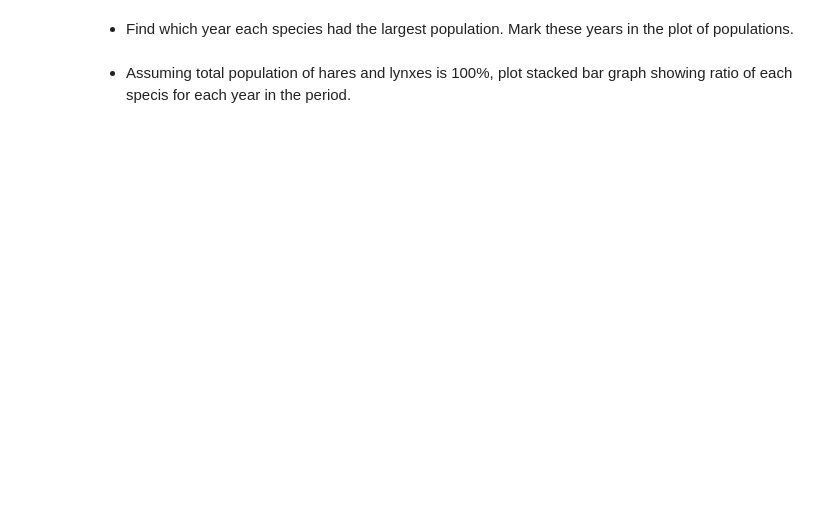
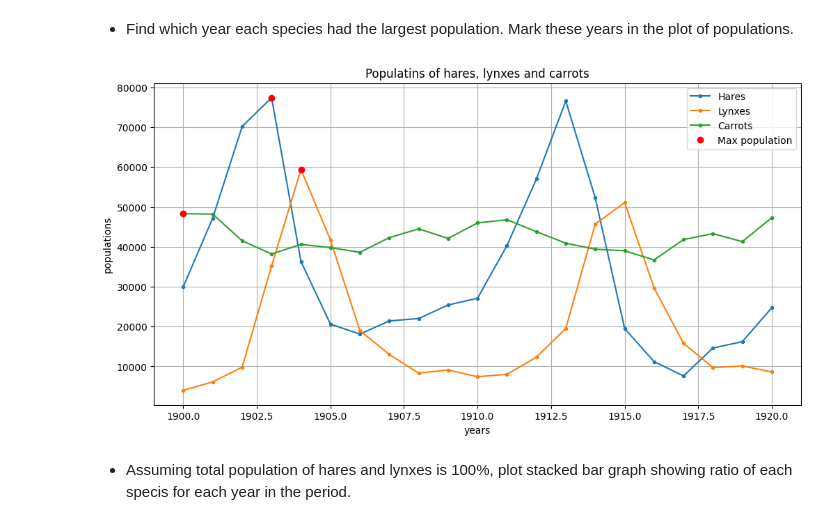
Before and after one commit to Zhuravlev-AD/statprac_homework, a Jupyter notebook: 2_numpy+matplotlib.ipynb, the cells around one changed output. Drawn from its saved outputs; the diff is of its cells as text; code cells hidden in the pictures; blank space fills up the shorter version.

```diff
--- a/2_numpy+matplotlib.ipynb
+++ b/2_numpy+matplotlib.ipynb
@@ -75,4 +95,27 @@ The data in [populations.txt](https://drive.google.com/file/d/1Bq7qVzbZIOd058Vob
 # %% [markdown]
 - Find which year each species had the largest population. Mark these years in the plot of populations.
+# %%
+import numpy as np
+import matplotlib.pyplot as plt
+data = np.loadtxt("populations.txt")
+year = data[:, 0]
+hare = data[:, 1]
+lynx = data[:, 2]
+carrot = data[:, 3]
+plt.figure(figsize=(12, 6))
+plt.plot(year, hare, marker = '.', label = "Hares")
+plt.plot(year, lynx, marker = '.', label = "Lynxes")
+plt.plot(year, carrot, marker = '.', label = "Carrots")
+plt.plot(year[np.argmax(hare)], np.max(hare), "ro", label = "Max population")
+plt.plot(year[np.argmax(lynx)], np.max(lynx), "ro")
+plt.plot(year[np.argmax(carrot)], np.max(carrot), "ro")
+plt.title("Populatins of hares, lynxes and carrots")
+plt.xlabel("years")
+plt.ylabel("populations")
+plt.legend(fontsize = "medium")
+plt.grid()
+plt.show()
+# %% [output]
+[figure, added]
 # %% [markdown]
 - Assuming total population of hares and lynxes is 100%, plot stacked bar graph showing ratio of each specis for each year in the period.
```
Also changed, not shown: parts of 9 cells of this notebook.
